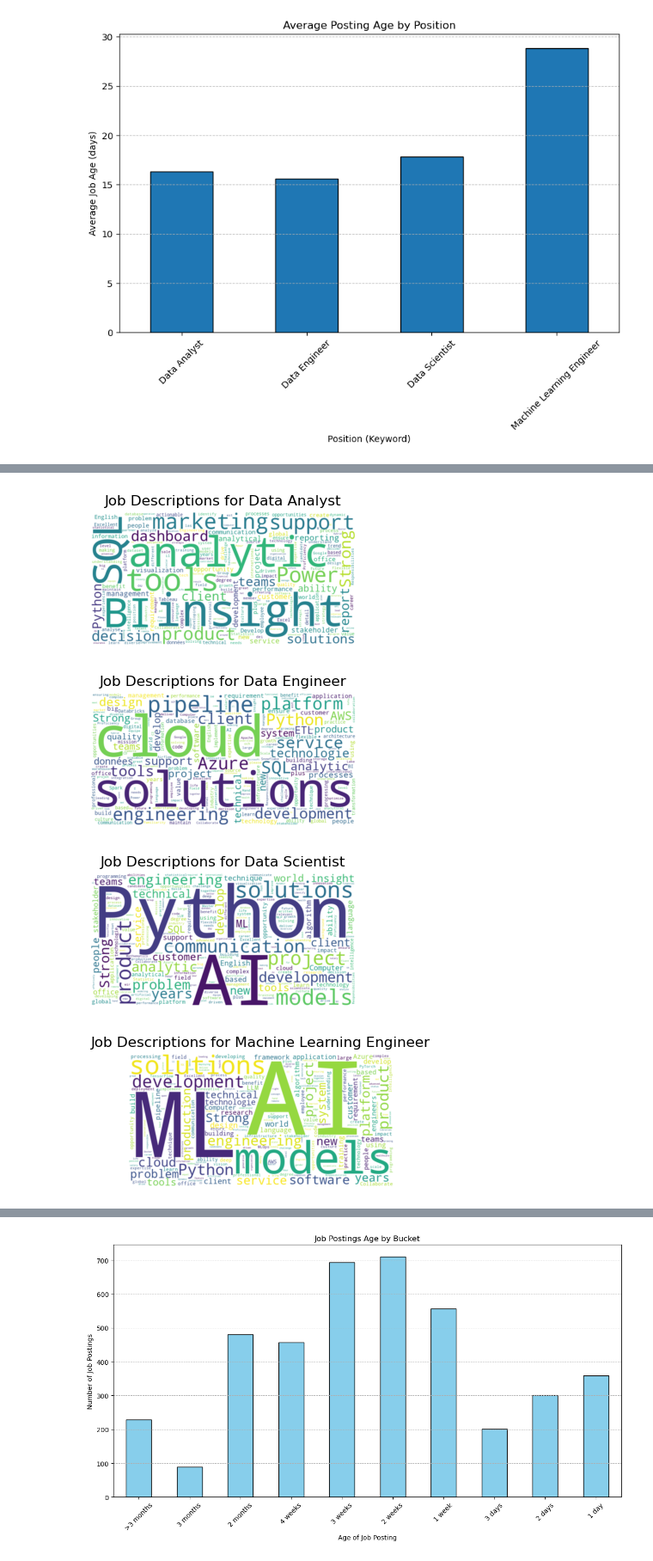
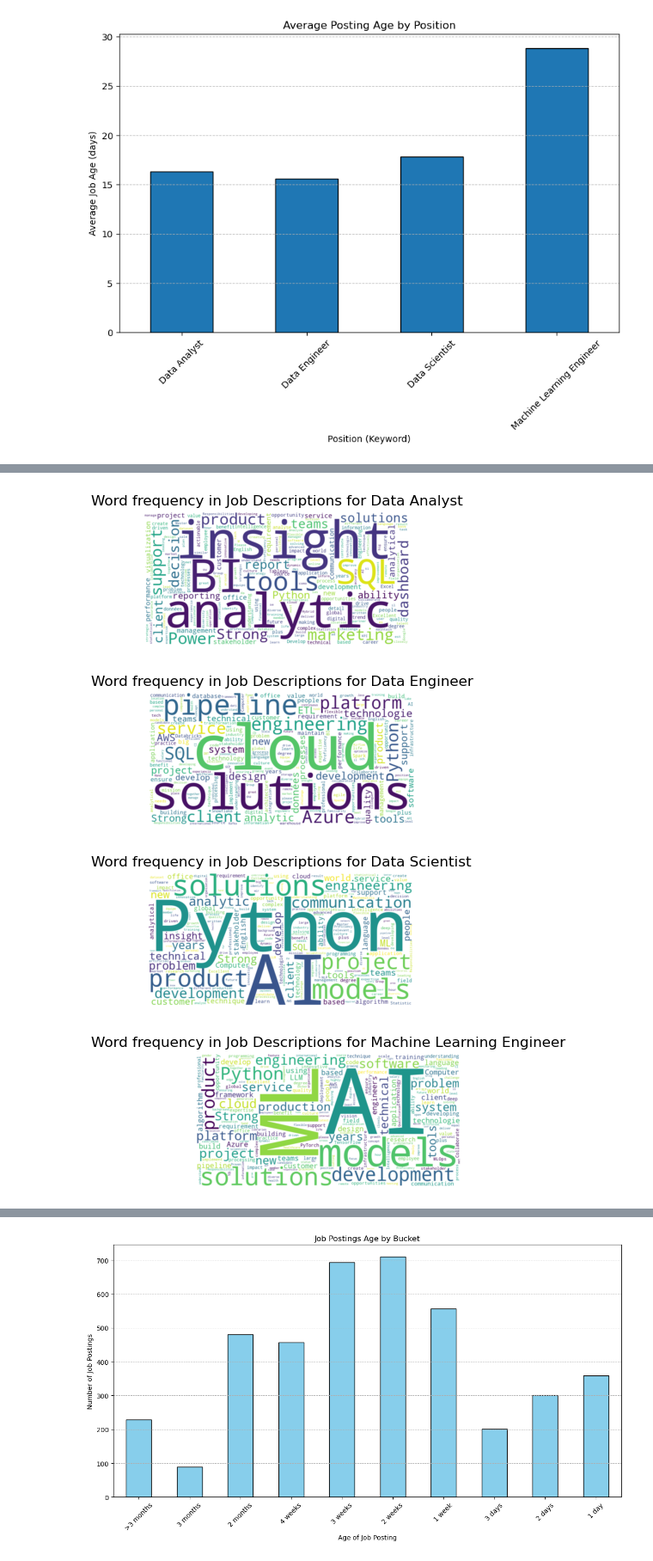
Before and after one commit to diamond-one/LinkedIn-Data-Jobs-Insights, a Jupyter notebook: DataCareerAnalysis.ipynb, the cells around one changed output, grey strips where cells are left out. Shown at 86% size. Cells and saved outputs as stored; diff of their text form; code cells hidden in the pictures.

Commit message:
Job discription word clouds added

```diff
--- a/DataCareerAnalysis.ipynb
+++ b/DataCareerAnalysis.ipynb
@@ -340,35 +340,35 @@ custom_stopwords.update([
     'part', 'van', 'los', 'may', 'key', 'una', 'au', 'ait', 'para', 'del', 'nous', 'pour', 'der', 're', 'die', 'la',
     'que', 'und', 'y', 'will', 'les', 'e', 'de', 'un', 'en', 'con', 'u', 'une', 'le', 'one', 'a', 'best offer', 'et',
     'etc', 'nos', 'je', 'o', 'di', 'te', 'd', 'well', 'good', 'need', 'make', 'dan', 'l', 'el', 'Vous', 'use', 'use',
     'and', 'du', 'à', 'al', 'lo', 'tu', 'us', 'per', 'g', 'home', 'notre', 'model'
 ])
 
 # Loop through each unique keyword
 unique_keywords = df_combined['Keywords'].unique()
 
 for keyword in unique_keywords:
     # Filter job descriptions for the current keyword
     keyword_descriptions = df_combined[df_combined['Keywords'] == keyword]['Job Description'].dropna().tolist()
     text = ' '.join(keyword_descriptions)
 
     # Generate the word cloud
     wordcloud = WordCloud(
         width=800,
         height=400,
         background_color='white',
         colormap='viridis',
         collocations=False,
         stopwords=custom_stopwords
     ).generate(text)
 
     # Display the word cloud using matplotlib
     plt.figure(figsize=(6, 2))
     plt.imshow(wordcloud, interpolation='bilinear')
     plt.axis('off')  # Hide the axes
-    plt.title(f'Job Descriptions for {keyword}')
+    plt.title(f'Word frequency in Job Descriptions for {keyword}')
     plt.show()
 # %% [output]
-[figure, old version]
+[figure, new version]
-[figure, old version]
+[figure, new version]
-[figure, old version]
+[figure, new version]
-[figure, old version]
+[figure, new version]
```
Also changed, not shown: parts of 4 cells of this notebook.
